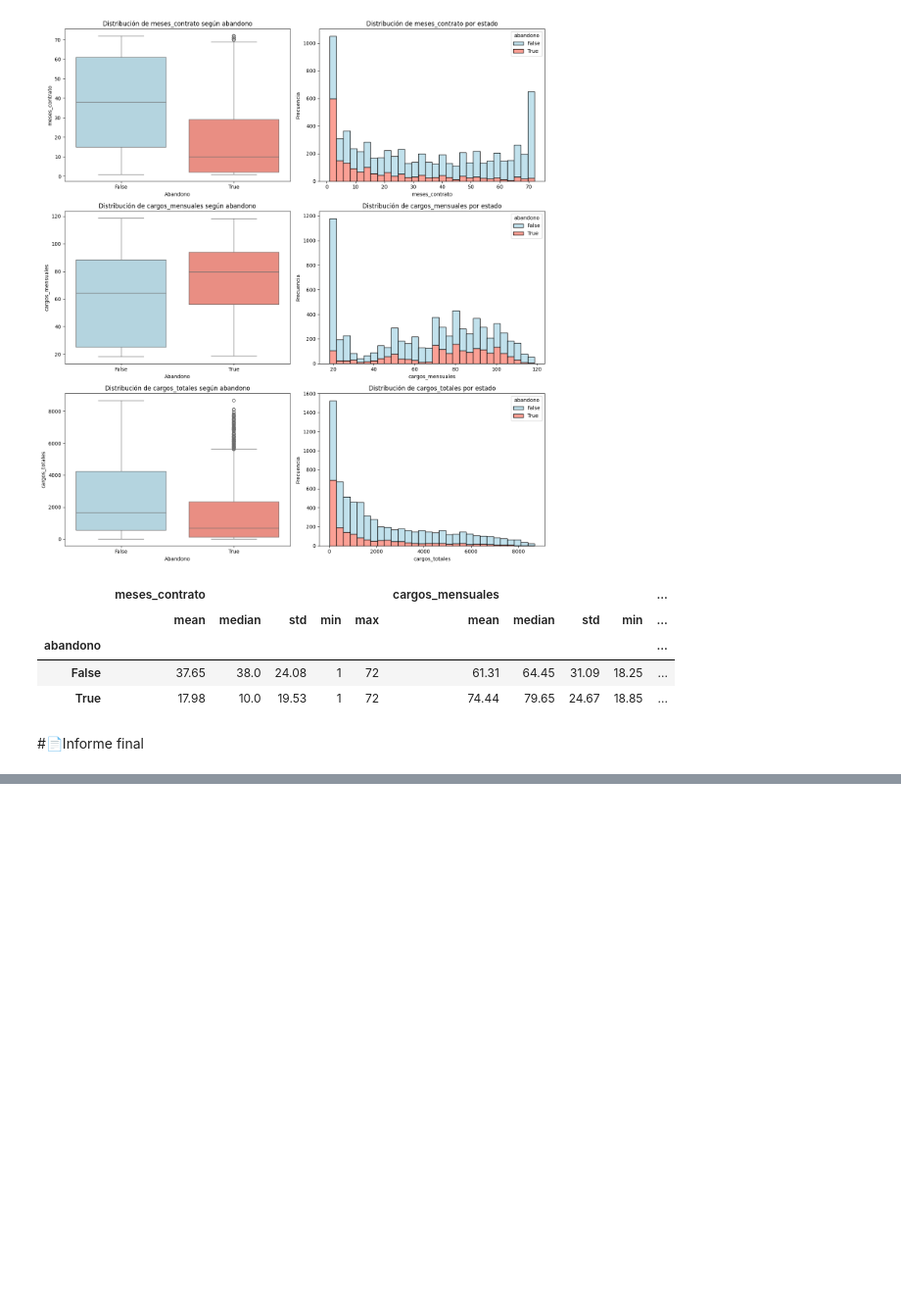
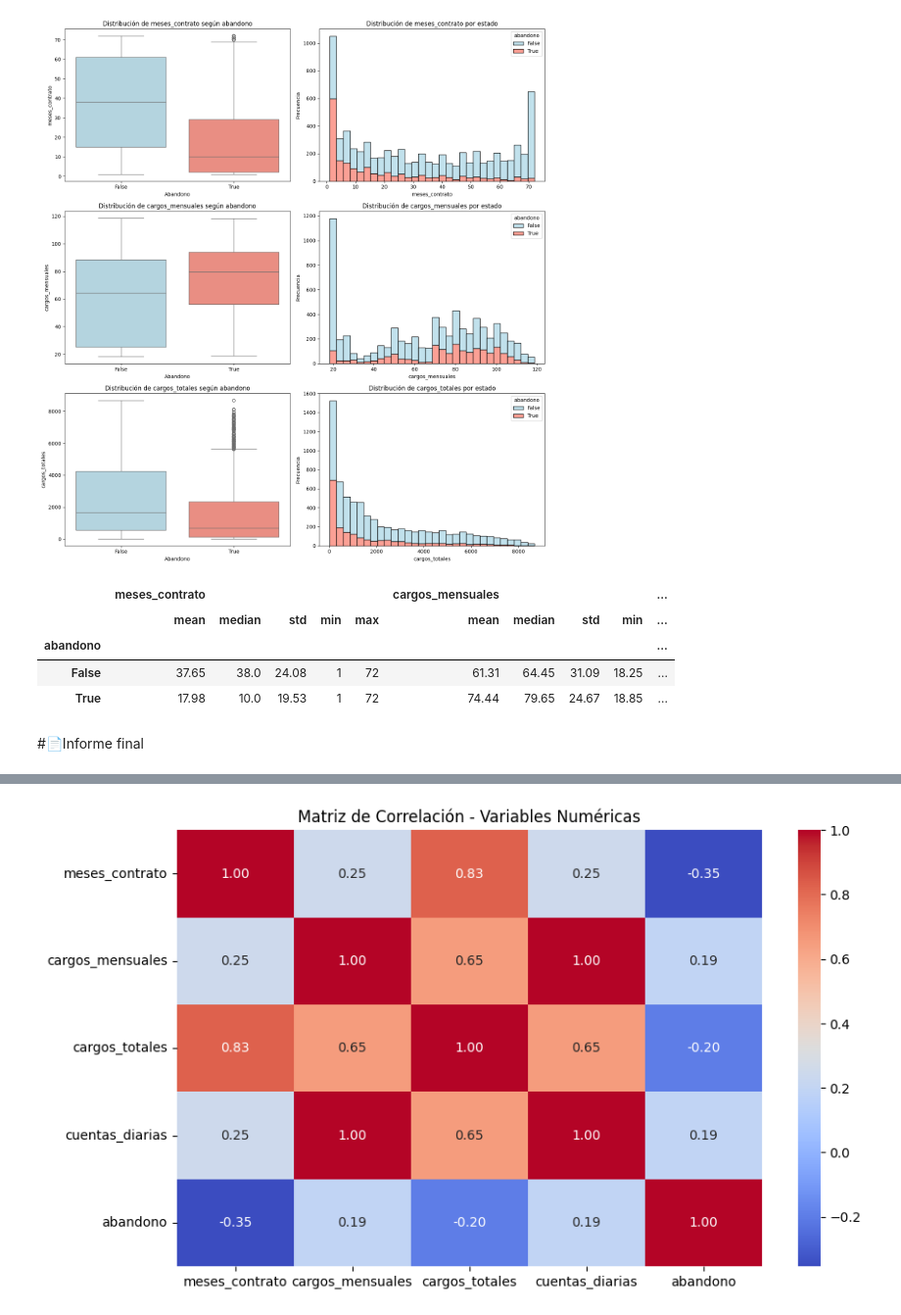
Before and after one commit to Tora0407/Challenge-TelecomX-Fase1, a Jupyter notebook: TelecomX_LATAM.ipynb, the cells around one changed output, grey strips where cells are left out. Shown at 98% size. Saved outputs shown, nothing was run; the diff lists cells and outputs as text; code cells hidden in the pictures; blank space fills up the shorter version.

Commit message:
creando mapa de correlación

```diff
--- a/TelecomX_LATAM.ipynb
+++ b/TelecomX_LATAM.ipynb
@@ -737,0 +738,11 @@ Incluye visualizaciones de:
+# %%
+# Seleccionamos solo variables numéricas
+num_vars = df.select_dtypes(include=['int64', 'float64']).copy()
+
+# Incluimos la variable objetivo (abandono) como 0/1
+num_vars['abandono'] = df['abandono'].astype(int)
+
+# Calculamos la correlación
+corr_matrix = num_vars.corr()
+
+corr_matrix['abandono'].sort_values(ascending=False)
@@ -737,0 +757,7 @@ Incluye visualizaciones de:
+# %%
+plt.figure(figsize=(10,6))
+sns.heatmap(corr_matrix, annot=True, cmap="coolwarm", fmt=".2f")
+plt.title("Matriz de Correlación - Variables Numéricas")
+plt.show()
+# %% [output]
+[figure, added]
```
Also changed, not shown: parts of 10 cells of this notebook.
